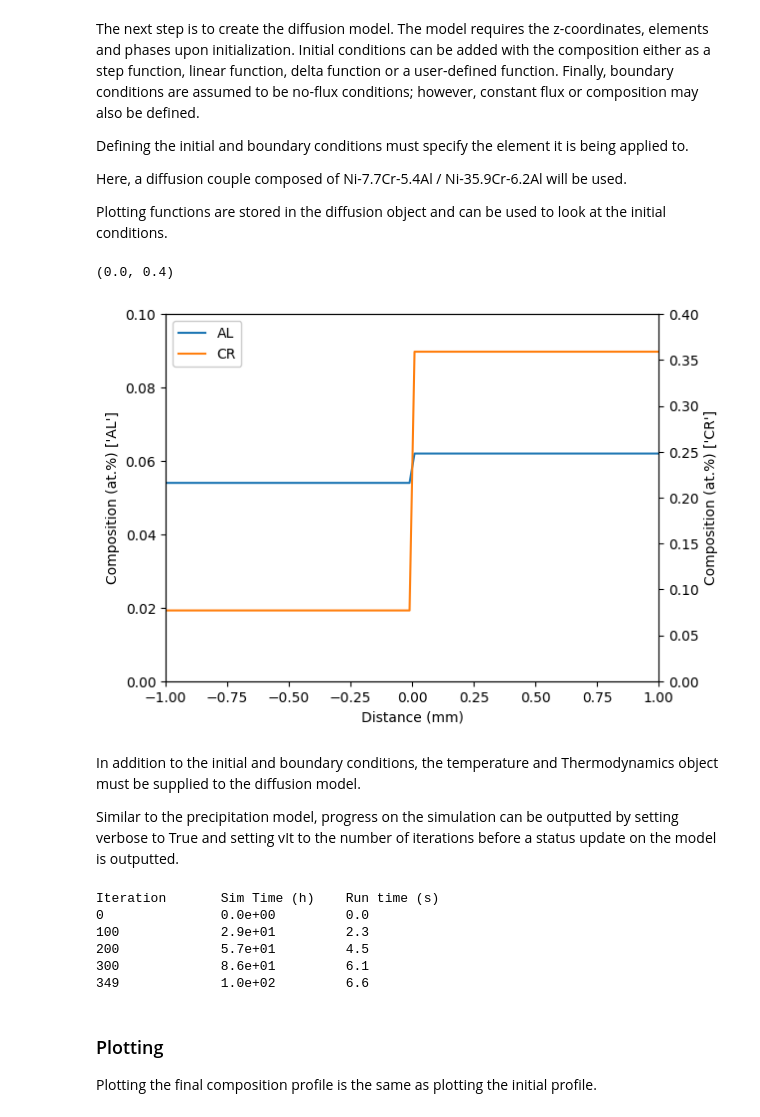
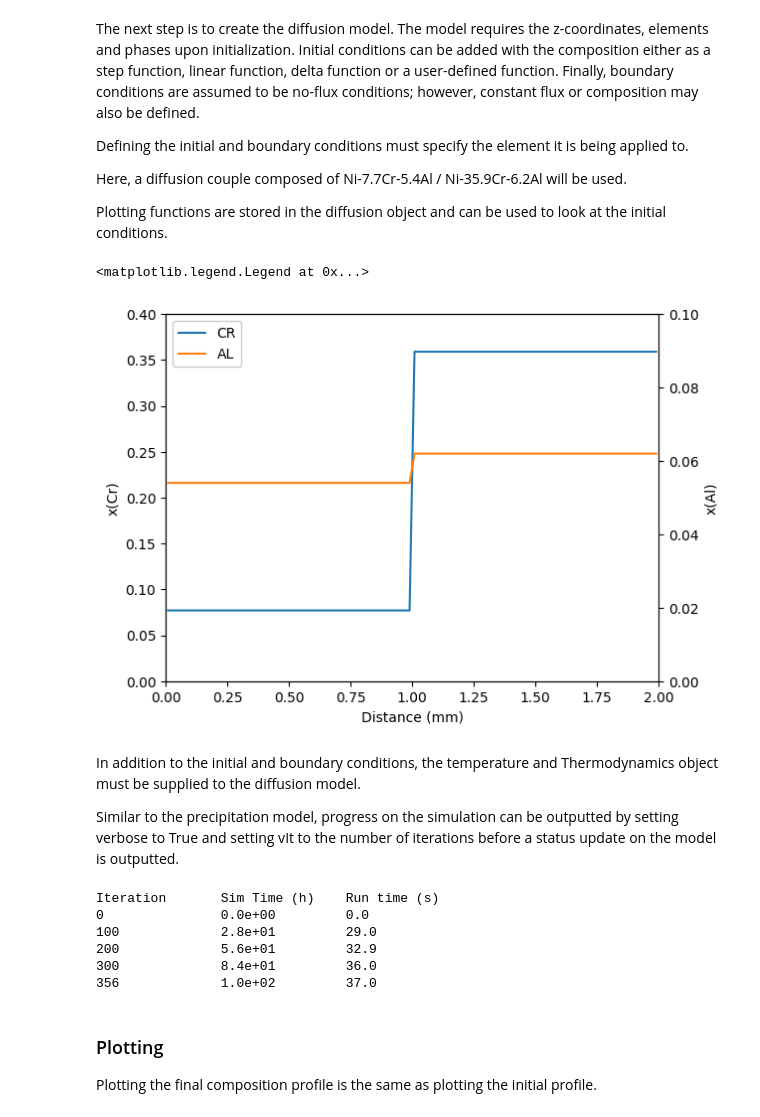
Before and after one commit to materialsgenomefoundation/kawin, a Jupyter notebook: examples/06_Single_Phase_Diffusion.ipynb, the cells around one changed output. Drawn from its saved outputs; the diff is of its cells as text; code cells hidden in the pictures.

```diff
--- a/examples/06_Single_Phase_Diffusion.ipynb
+++ b/examples/06_Single_Phase_Diffusion.ipynb
@@ -24,45 +24,52 @@ Defining the initial and boundary conditions must specify the element it is bein
 Here, a diffusion couple composed of Ni-7.7Cr-5.4Al / Ni-35.9Cr-6.2Al will be used.
 
 Plotting functions are stored in the diffusion object and can be used to look at the initial conditions.
-# %%
-from kawin.diffusion import SinglePhaseModel, CompositionProfile, TemperatureParameters
-from kawin.solver import SolverType
-import matplotlib.pyplot as plt
-
-profile = CompositionProfile()
-profile.addStepCompositionStep('CR', 0.077, 0.359, 0)
-profile.addStepCompositionStep('AL', 0.054, 0.062, 0)
-
-temperature = TemperatureParameters(1200+273.15)
-
-#Define mesh spanning between -1mm to 1mm with 100 volume elements
-m = SinglePhaseModel([-1e-3, 1e-3], 100, ['NI', 'CR', 'AL'], ['FCC_A1'],
-                     thermodynamics=therm,
-                     compositionProfile=profile,
-                     temperatureParameters=temperature)
-
-fig, axL = plt.subplots(1, 1)
-axL, axR = m.plotTwoAxis(['AL'], ['CR'], zScale = 1/1000, axL = axL)
-axL.set_xlim([-1, 1])
-axL.set_xlabel('Distance (mm)')
-axL.set_ylim([0, 0.1])
-axR.set_ylim([0, 0.4])
-# %% [output]
-(0.0, 0.4)
-[figure, removed]
+# %%
+from kawin.diffusion import SinglePhaseModel, TemperatureParameters
+from kawin.diffusion.mesh import ProfileBuilder, StepProfile1D, Cartesian1D
+from kawin.solver import SolverType
+import matplotlib.pyplot as plt
+
+#Define mesh spanning between -1mm to 1mm with 100 volume elements
+mesh = Cartesian1D(['CR', 'AL'], [0, 2e-3], 100)
+
+profile = ProfileBuilder()
+profile.addBuildStep(StepProfile1D(1e-3, 0.077, 0.359), 'CR')
+profile.addBuildStep(StepProfile1D(1e-3, 0.054, 0.062), 'AL')
+mesh.setResponseProfile(profile)
+
+fig, axL = plt.subplots()
+axR = axL.twinx()
+axL.plot(mesh.z*1000, mesh.y[:,0], color='C0', label='CR')
+axR.plot(mesh.z*1000, mesh.y[:,1], color='C1', label='AL')
+axL.set_xlim([0, 2])
+axL.set_xlabel('Distance (mm)')
+axL.set_ylim([0, 0.4])
+axL.set_ylabel('x(Cr)')
+axR.set_ylim([0, 0.1])
+axR.set_ylabel('x(Al)')
+linesL, labelsL = axL.get_legend_handles_labels()
+linesR, labelsR = axR.get_legend_handles_labels()
+axL.legend(linesL+linesR, labelsL+labelsR, framealpha=1)
+# %% [output]
+<matplotlib.legend.Legend at 0x...>
+[figure, added]
 # %% [markdown]
 In addition to the initial and boundary conditions, the temperature and Thermodynamics object must be supplied to the diffusion model.
 
 Similar to the precipitation model, progress on the simulation can be outputted by setting verbose to True and setting vIt to the number of iterations before a status update on the model is outputted.
 # %%
+temperature = TemperatureParameters(1200+273.15)
+m = SinglePhaseModel(mesh, ['NI', 'CR', 'AL'], ['FCC_A1'],
+                     thermodynamics=therm, temperatureParameters=temperature, record=False)
 m.solve(100*3600, solverType = SolverType.EXPLICITEULER, verbose=True, vIt=100)
 # %% [output]
 Iteration       Sim Time (h)    Run time (s)
 0               0.0e+00         0.0
-100             2.9e+01         2.3
-200             5.7e+01         4.5
-300             8.6e+01         6.1
-349             1.0e+02         6.6
+100             2.8e+01         29.0
+200             5.6e+01         32.9
+300             8.4e+01         36.0
+356             1.0e+02         37.0
 # %% [markdown]
 ### Plotting
 
```
Also changed, not shown: parts of 7 cells of this notebook, 8 other files.
